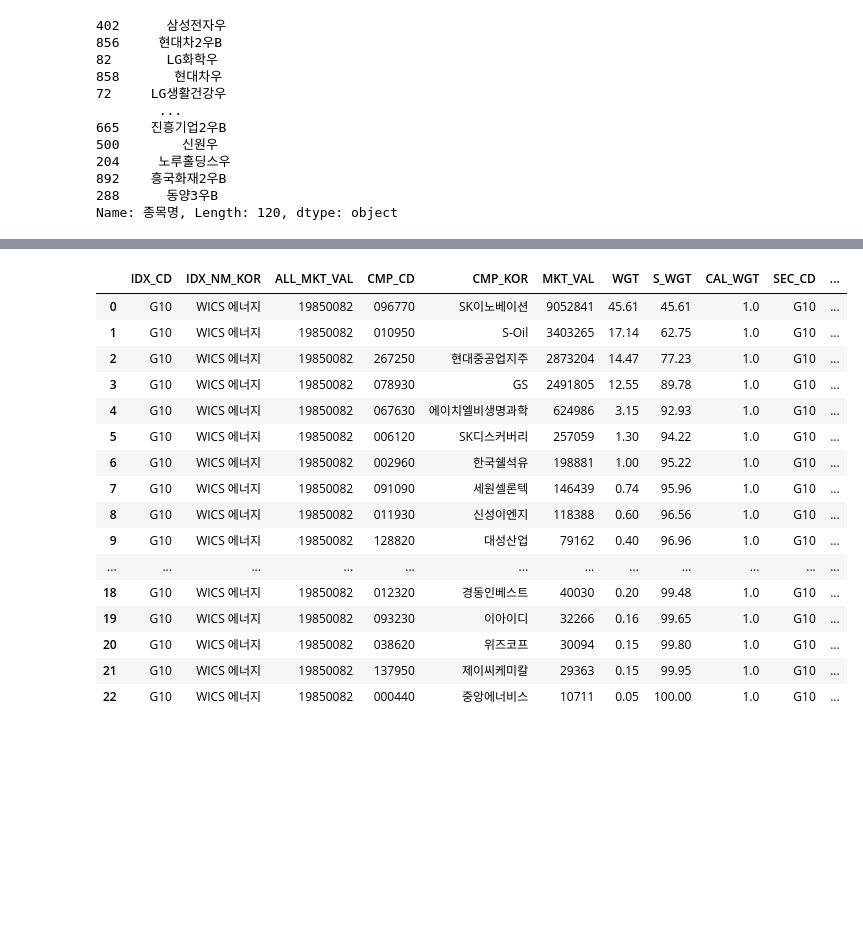
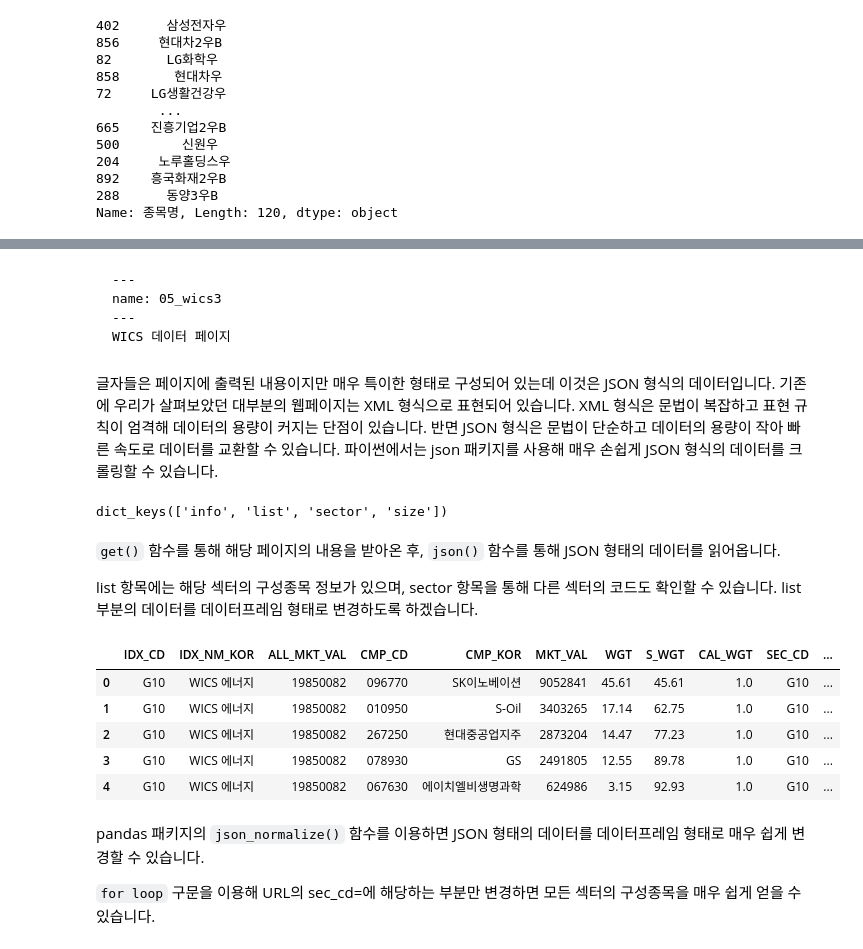
Before and after one commit to gingerthorp/quant_python, a Jupyter notebook: 05_crawl_practice.ipynb, the cells around one changed output, grey strips where cells are left out. Cells and saved outputs as stored; diff of their text form; code cells hidden in the pictures; blank space fills up the shorter version.

````diff
--- a/05_crawl_practice.ipynb
+++ b/05_crawl_practice.ipynb
@@ -366 +472,10 @@ import requests as rq
+# %% [markdown]
+```{figure} image/05_wics3.png
+---
+name: 05_wics3
+---
+WICS 데이터 페이지
+```
+# %% [markdown]
+글자들은 페이지에 출력된 내용이지만 매우 특이한 형태로 구성되어 있는데 이것은 JSON 형식의 데이터입니다. 기존에 우리가 살펴보았던 대부분의 웹페이지는 XML 형식으로 표현되어 있습니다. XML 형식은 문법이 복잡하고 표현 규칙이 엄격해 데이터의 용량이 커지는 단점이 있습니다. 반면 JSON 형식은 문법이 단순하고 데이터의 용량이 작아 빠른 속도로 데이터를 교환할 수 있습니다. 파이썬에서는 json 패키지를 사용해 매우 손쉽게 JSON 형식의 데이터를 크롤링할 수 있습니다.
 # %%
@@ -367,26 +485,27 @@ import requests as rq
 url = 'http://www.wiseindex.com/Index/GetIndexComponets?ceil_yn=0&dt=20190607&sec_cd=G10'
 data = rq.get(url).json()
+# %%
+print(data.keys())
+# %% [output]
+dict_keys(['info', 'list', 'sector', 'size'])
+# %% [markdown]
+`get()` 함수를 통해 해당 페이지의 내용을 받아온 후, `json()` 함수를 통해 JSON 형태의 데이터를 읽어옵니다.
+
+list 항목에는 해당 섹터의 구성종목 정보가 있으며, sector 항목을 통해 다른 섹터의 코드도 확인할 수 있습니다. list 부분의 데이터를 데이터프레임 형태로 변경하도록 하겠습니다.
 # %%
 data_pd = pd.json_normalize(data['list'])
-data_pd
+data_pd.head()
 # %% [output]
 |  | IDX_CD | IDX_NM_KOR | ALL_MKT_VAL | CMP_CD | CMP_KOR | MKT_VAL | WGT | S_WGT | CAL_WGT | SEC_CD | ... |
 | 0 | G10 | WICS 에너지 | 19850082 | 096770 | SK이노베이션 | 9052841 | 45.61 | 45.61 | 1.0 | G10 | ... |
 | 1 | G10 | WICS 에너지 | 19850082 | 010950 | S-Oil | 3403265 | 17.14 | 62.75 | 1.0 | G10 | ... |
 | 2 | G10 | WICS 에너지 | 19850082 | 267250 | 현대중공업지주 | 2873204 | 14.47 | 77.23 | 1.0 | G10 | ... |
 | 3 | G10 | WICS 에너지 | 19850082 | 078930 | GS | 2491805 | 12.55 | 89.78 | 1.0 | G10 | ... |
 | 4 | G10 | WICS 에너지 | 19850082 | 067630 | 에이치엘비생명과학 | 624986 | 3.15 | 92.93 | 1.0 | G10 | ... |
-| 5 | G10 | WICS 에너지 | 19850082 | 006120 | SK디스커버리 | 257059 | 1.30 | 94.22 | 1.0 | G10 | ... |
-| 6 | G10 | WICS 에너지 | 19850082 | 002960 | 한국쉘석유 | 198881 | 1.00 | 95.22 | 1.0 | G10 | ... |
-| 7 | G10 | WICS 에너지 | 19850082 | 091090 | 세원셀론텍 | 146439 | 0.74 | 95.96 | 1.0 | G10 | ... |
-| 8 | G10 | WICS 에너지 | 19850082 | 011930 | 신성이엔지 | 118388 | 0.60 | 96.56 | 1.0 | G10 | ... |
-| 9 | G10 | WICS 에너지 | 19850082 | 128820 | 대성산업 | 79162 | 0.40 | 96.96 | 1.0 | G10 | ... |
-| ... | ... | ... | ... | ... | ... | ... | ... | ... | ... | ... | ... |
-| 18 | G10 | WICS 에너지 | 19850082 | 012320 | 경동인베스트 | 40030 | 0.20 | 99.48 | 1.0 | G10 | ... |
-| 19 | G10 | WICS 에너지 | 19850082 | 093230 | 이아이디 | 32266 | 0.16 | 99.65 | 1.0 | G10 | ... |
-| 20 | G10 | WICS 에너지 | 19850082 | 038620 | 위즈코프 | 30094 | 0.15 | 99.80 | 1.0 | G10 | ... |
-| 21 | G10 | WICS 에너지 | 19850082 | 137950 | 제이씨케미칼 | 29363 | 0.15 | 99.95 | 1.0 | G10 | ... |
-| 22 | G10 | WICS 에너지 | 19850082 | 000440 | 중앙에너비스 | 10711 | 0.05 | 100.00 | 1.0 | G10 | ... |
+# %% [markdown]
+pandas 패키지의 `json_normalize()` 함수를 이용하면 JSON 형태의 데이터를 데이터프레임 형태로 매우 쉽게 변경할 수 있습니다.
+
+`for loop` 구문을 이용해 URL의 sec_cd=에 해당하는 부분만 변경하면 모든 섹터의 구성종목을 매우 쉽게 얻을 수 있습니다.
 # %%
 import time
 import json
````
Also changed, not shown: parts of 75 cells of this notebook, 41 other files.
